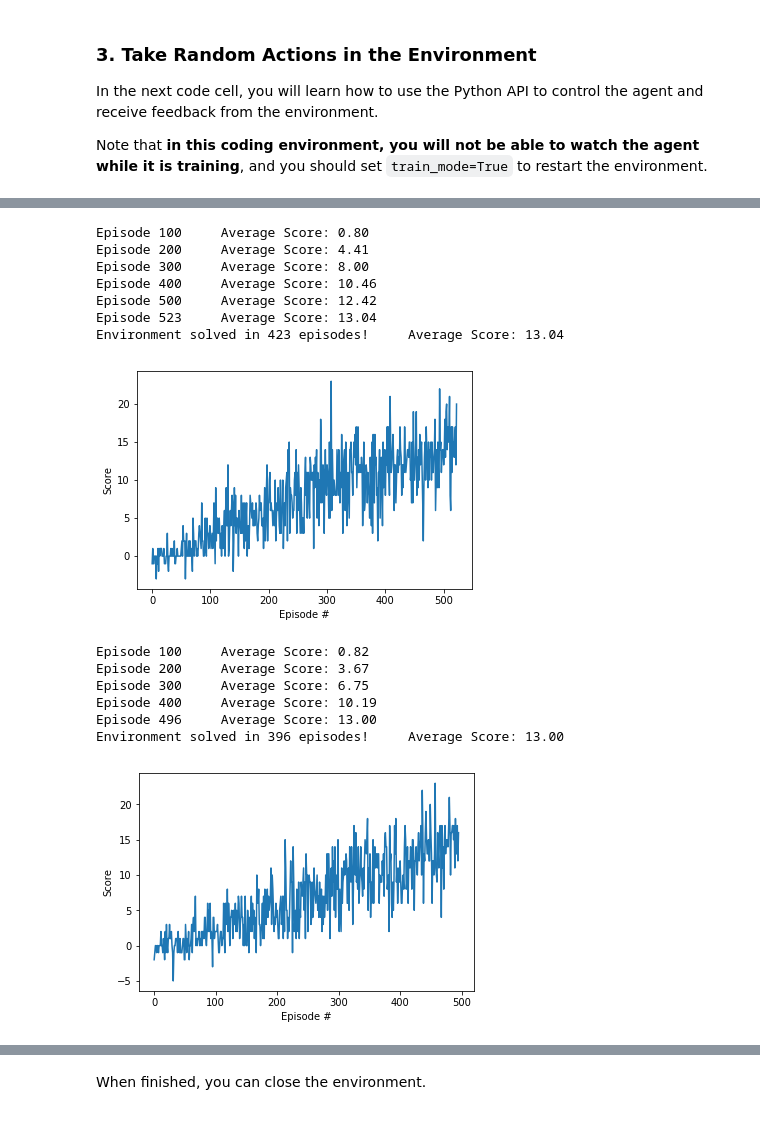
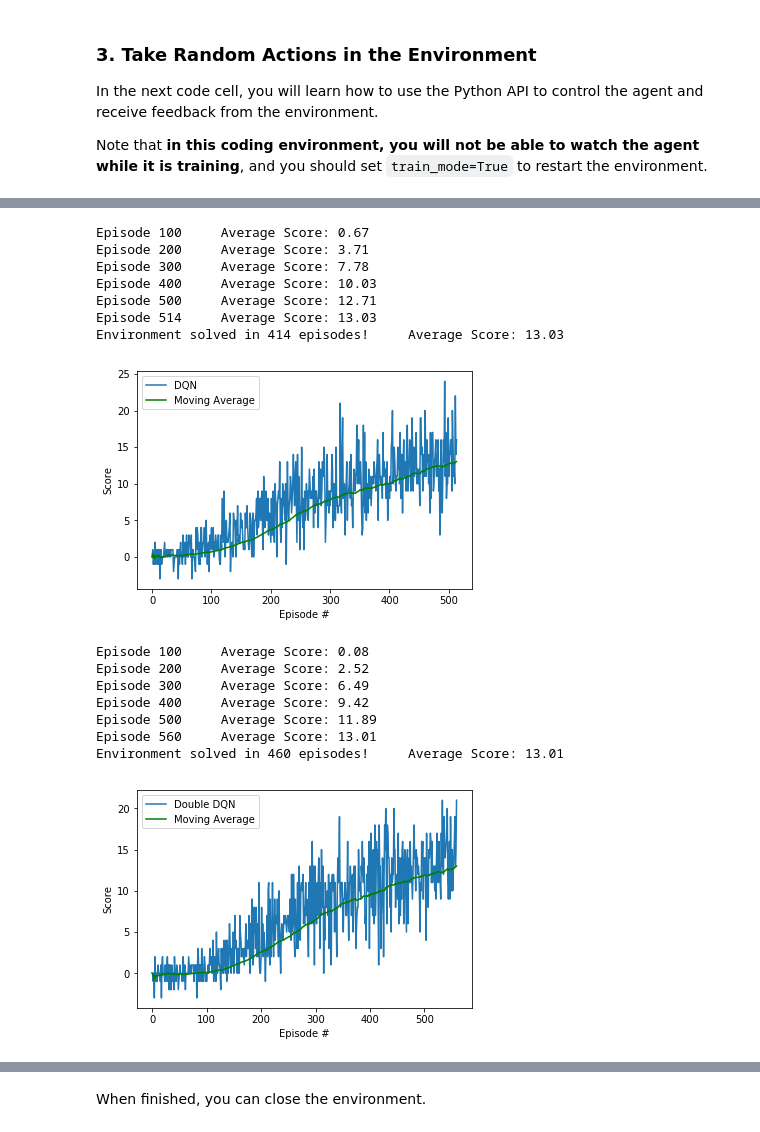
Before and after one commit to ASinghh/DeepRL_Navigation_Banana_Collector, a Jupyter notebook: Navigation.ipynb, the cells around one changed output, grey strips where cells are left out. Drawn from its saved outputs; the diff is of its cells as text; code cells hidden in the pictures.

Commit message:
added moving average plot

```diff
--- a/Navigation.ipynb
+++ b/Navigation.ipynb
@@ -122,6 +122,7 @@ def dqn(n_episodes=2000, max_t=1000, eps_start=1.0, eps_end=0.01, eps_decay=0.99
     """
     scores = []                        # list containing scores from each episode
     scores_window = deque(maxlen=100)  # last 100 scores
+    moving_average = []                # Initializing List for moving average
     eps = eps_start                    # initialize epsilon
     for i_episode in range(1, n_episodes+1):
         env_info =env.reset(train_mode=True)[brain_name]
@@ -140,6 +141,7 @@ def dqn(n_episodes=2000, max_t=1000, eps_start=1.0, eps_end=0.01, eps_decay=0.99
             if done:
                 break
         scores_window.append(score)       # save most recent score
+        moving_average.append(np.mean(scores_window))
         scores.append(score)              # save most recent score
         eps = max(eps_end, eps_decay*eps) # decrease epsilon
         print('\rEpisode {}\tAverage Score: {:.2f}'.format(i_episode, np.mean(scores_window)), end="")
@@ -149,28 +151,29 @@ def dqn(n_episodes=2000, max_t=1000, eps_start=1.0, eps_end=0.01, eps_decay=0.99
             print('\nEnvironment solved in {:d} episodes!\tAverage Score: {:.2f}'.format(i_episode-100, np.mean(scores_window)))
             torch.save(agent.qnetwork_local.state_dict(), 'Agentcheckpoint.pth')
             break
-    return scores
+    return scores, moving_average
 
 
-
+# plot the scores
 %matplotlib inline
-scores = dqn()
-# plot the scores
+scores, moving_average = dqn()
 fig = plt.figure()
 ax = fig.add_subplot(111)
-plt.plot(np.arange(len(scores)), scores)
+plt.plot(np.arange(len(scores)), scores, label='DQN')
+plt.plot(np.arange(len(scores)), moving_average, c='g', label='Moving Average')
 plt.ylabel('Score')
 plt.xlabel('Episode #')
+plt.legend(loc='upper left');
 plt.show()
 # %% [output]
-Episode 100     Average Score: 0.80
-Episode 200     Average Score: 4.41
-Episode 300     Average Score: 8.00
-Episode 400     Average Score: 10.46
-Episode 500     Average Score: 12.42
-Episode 523     Average Score: 13.04
-Environment solved in 423 episodes!     Average Score: 13.04
+Episode 100     Average Score: 0.67
+Episode 200     Average Score: 3.71
+Episode 300     Average Score: 7.78
+Episode 400     Average Score: 10.03
+Episode 500     Average Score: 12.71
+Episode 514     Average Score: 13.03
+Environment solved in 414 episodes!     Average Score: 13.03
-[figure, old version]
+[figure, new version]
 # %%
 ## Double Deep-Q-Learning
 import gym
@@ -194,6 +197,7 @@ def dqn(n_episodes=2000, max_t=1000, eps_start=1.0, eps_end=0.01, eps_decay=0.99
         eps_decay (float): multiplicative factor (per episode) for decreasing epsilon
     """
     scores = []                        # list containing scores from each episode
+    moving_average = []                # list for storing moving average
     scores_window = deque(maxlen=100)  # last 100 scores
     eps = eps_start                    # initialize epsilon
     for i_episode in range(1, n_episodes+1):
@@ -204,45 +208,48 @@ def dqn(n_episodes=2000, max_t=1000, eps_start=1.0, eps_end=0.01, eps_decay=0.99
             action = agent.act(state, eps)
             env_info = env.step(action)[brain_name]
             next_state = env_info.vector_observations[0]
             reward = env_info.rewards[0]
             done = env_info.local_done[0]
             agent.step(state, action, reward, next_state, done)
             score += reward
             state = next_state
 
             if done:
                 break
         scores_window.append(score)       # save most recent score
+        moving_average.append(np.mean(scores_window)) #calculate and store moving average
         scores.append(score)              # save most recent score
         eps = max(eps_end, eps_decay*eps) # decrease epsilon
         print('\rEpisode {}\tAverage Score: {:.2f}'.format(i_episode, np.mean(scores_window)), end="")
         if i_episode % 100 == 0:
             print('\rEpisode {}\tAverage Score: {:.2f}'.format(i_episode, np.mean(scores_window)))
         if np.mean(scores_window)>=13.0:
             print('\nEnvironment solved in {:d} episodes!\tAverage Score: {:.2f}'.format(i_episode-100, np.mean(scores_window)))
             torch.save(agent.qnetwork_local.state_dict(), 'QQ_Agentcheckpoint.pth')
             break
-    return scores
+    return scores, moving_average
 
 
-
+# plot the scores
 %matplotlib inline
-scores = dqn()
-# plot the scores
+scores, moving_average = dqn()
 fig = plt.figure()
 ax = fig.add_subplot(111)
-plt.plot(np.arange(len(scores)), scores)
+plt.plot(np.arange(len(scores)), scores, label='Double DQN')
+plt.plot(np.arange(len(scores)), moving_average, c='g', label='Moving Average')
 plt.ylabel('Score')
 plt.xlabel('Episode #')
+plt.legend(loc='upper left');
 plt.show()
 # %% [output]
-Episode 100     Average Score: 0.82
-Episode 200     Average Score: 3.67
-Episode 300     Average Score: 6.75
-Episode 400     Average Score: 10.19
-Episode 496     Average Score: 13.00
-Environment solved in 396 episodes!     Average Score: 13.00
+Episode 100     Average Score: 0.08
+Episode 200     Average Score: 2.52
+Episode 300     Average Score: 6.49
+Episode 400     Average Score: 9.42
+Episode 500     Average Score: 11.89
+Episode 560     Average Score: 13.01
+Environment solved in 460 episodes!     Average Score: 13.01
-[figure, old version]
+[figure, new version]
 # %%
 ## Deep Q learning with Dueling Deep Network Architecture
 
```
Also changed, not shown: parts of 4 cells of this notebook.
